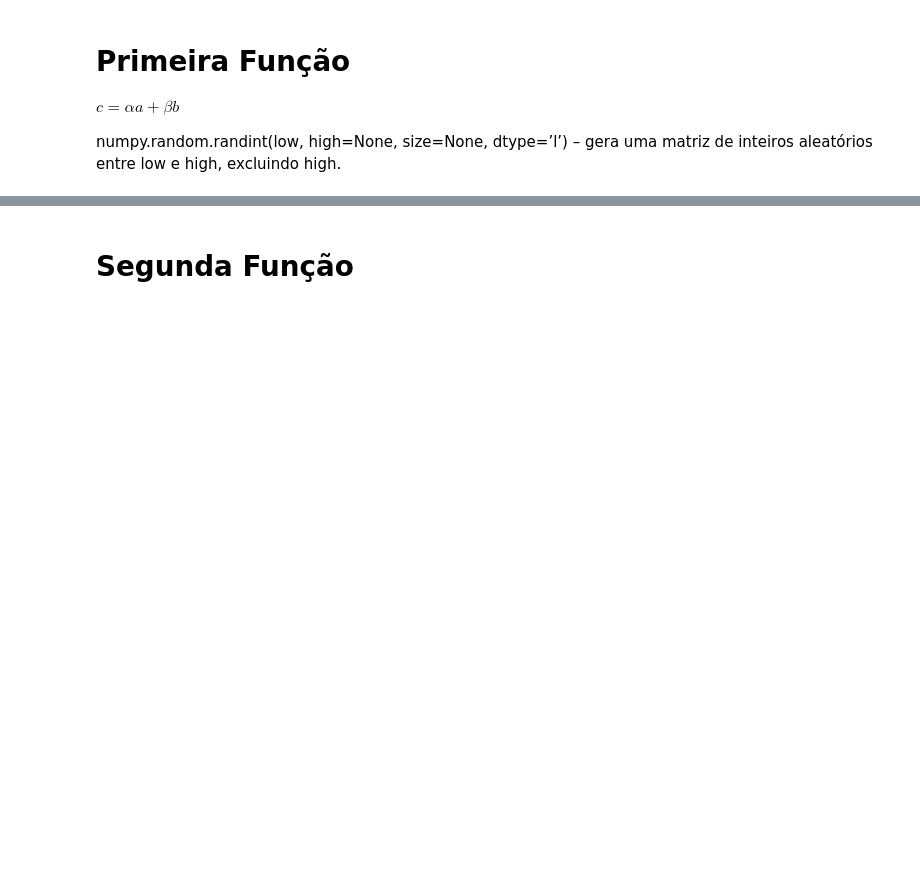
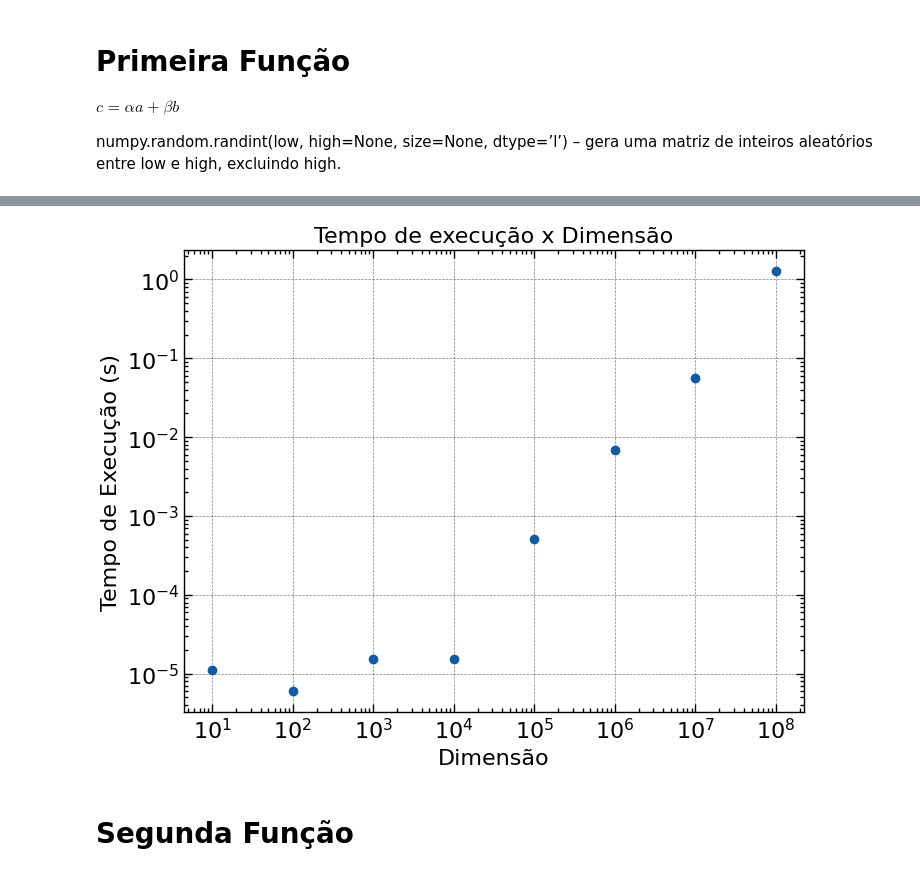
Before and after one commit to matncb/fund-prog, a Jupyter notebook: lista1/ex1.ipynb, the cells around one changed output, grey strips where cells are left out. Saved outputs shown, nothing was run; the diff lists cells and outputs as text; code cells hidden in the pictures; blank space fills up the shorter version.

```diff
--- a/lista1/ex1.ipynb
+++ b/lista1/ex1.ipynb
@@ -64,3 +92,16 @@ plt.xscale('log')
+# %%
+#plot em escala log-log
+
+plt.errorbar(x_data,y_data, marker = 'o', ls = '')
+
+plt.title("Tempo de execução x Dimensão")
+plt.xlabel("Dimensão")
+plt.ylabel("Tempo de Execução (s)")
+
+plt.yscale('log')
+plt.xscale('log')
+# %% [output]
+[figure, added]
 # %% [markdown]
 # Segunda Função
 # %%
```
Also changed, not shown: parts of 10 cells of this notebook.
